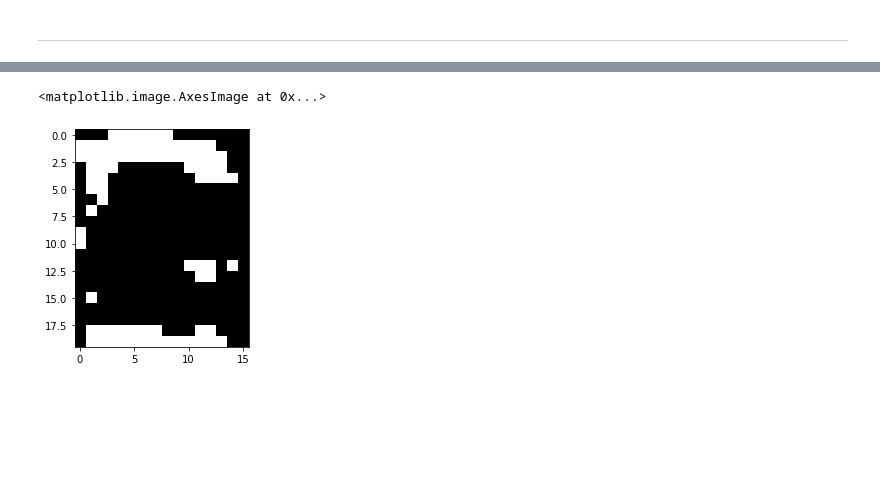
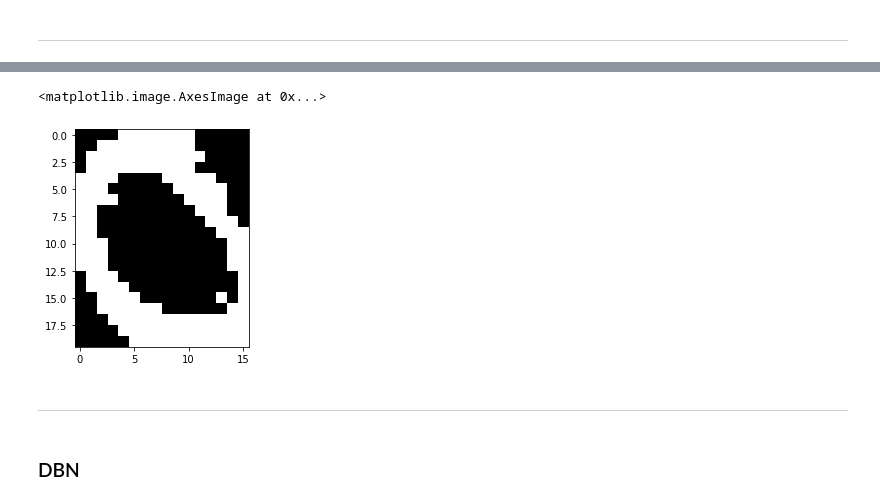
Before and after one commit to Koowah/Deep_neural_networks, a Jupyter notebook: notebooks/1_AL_TP_DNN.ipynb, the cells around one changed output, grey strips where cells are left out. Drawn from its saved outputs; the diff is of its cells as text; code cells hidden in the pictures; blank space fills up the shorter version.

```diff
--- a/notebooks/1_AL_TP_DNN.ipynb
+++ b/notebooks/1_AL_TP_DNN.ipynb
@@ -257,7 +254,7 @@ class RBM:
             MSE = []
             data = train_data.copy()
             np.random.shuffle(data)
-            for x, y in data:
+            for x in data:
                 self.contrastive_divergence(x.T, learning)
                 reconstructed = self.reconstruct(x.T)
                 MSE.append(((x.T - reconstructed)**2).sum()/len(x))
@@ -277,5 +274,5 @@ class RBM:
 # %%
 rbm = RBM(20*16, 20*8)
 # %%
-data = lire_alpha_digit(images, [0, 1, 2, 3, 4, 5, 6, 7, 8, 9])
+data = lire_alpha_digit(images, [0, 1, 2])
 # %%
@@ -303,3 +280,3 @@ train_data[7]
 # %%
-rbm.train_model(train_data, n_epoch=300)
+rbm.train_model(data, n_epoch=300)
 # %% [output]
@@ -333,7 +310,11 @@ plt.imshow(rbm.reconstruct(data[39*6].T)[0].reshape(20,16), cmap='Greys_r')
 # %%
-generated_images = rbm.generate_image(iter_gibbs=100, number_image=100)
+generated_images = rbm.generate_image(iter_gibbs=1000, number_image=100)
 # %%
-plt.imshow(generated_images[55].reshape(20,16), cmap='Greys_r')
+plt.imshow(generated_images[39].reshape(20,16), cmap='Greys_r')
 # %% [output]
 <matplotlib.image.AxesImage at 0x...>
-[figure, old version]
+[figure, new version]
+# %% [markdown]
+---
+# %% [markdown]
+### DBN
```
Also changed, not shown: parts of 16 cells of this notebook.
